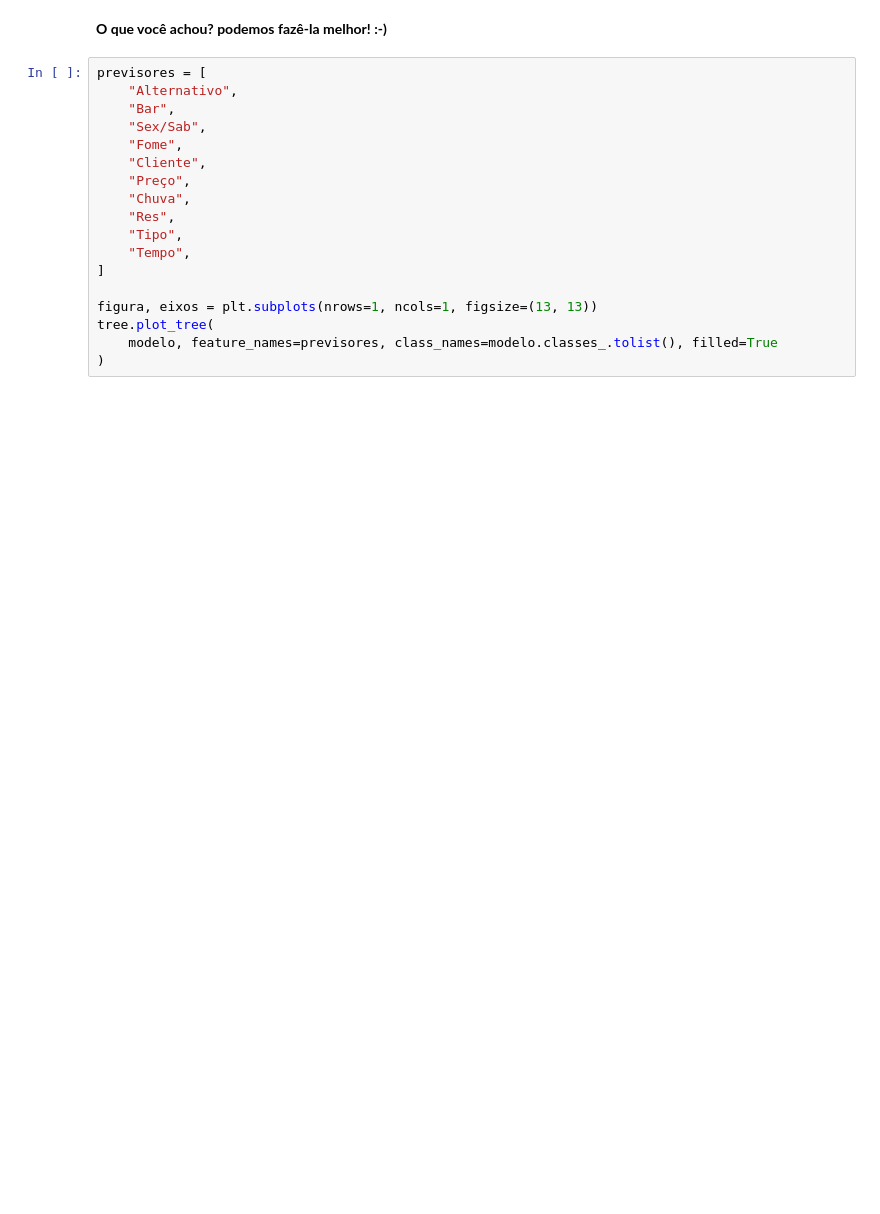
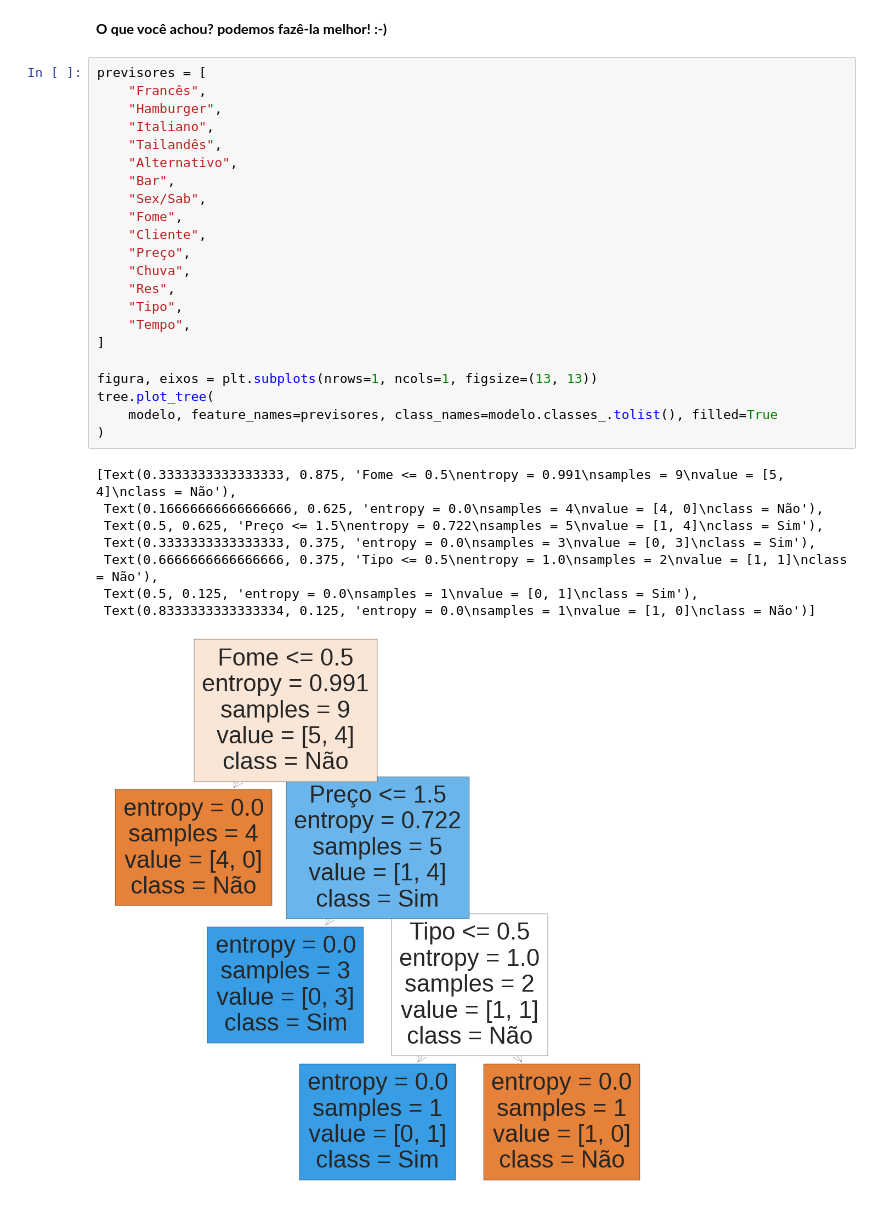
Before and after one commit to Baraggam/IA, a Jupyter notebook: Lista 2/Árvore_de_decisão_restaurante_codifica_e_treina.ipynb, the cells around one changed output. Saved outputs shown, nothing was run; the diff lists cells and outputs as text; blank space fills up the shorter version.

```diff
--- a/Lista 2/Árvore_de_decisão_restaurante_codifica_e_treina.ipynb
+++ b/Lista 2/Árvore_de_decisão_restaurante_codifica_e_treina.ipynb
@@ -112,19 +205,32 @@ plt.show(tree.plot_tree(Y))
 **O que você achou? podemos fazê-la melhor! :-)**
 # %%
 previsores = [
+    "Francês",
+    "Hamburger",
+    "Italiano",
+    "Tailandês",
     "Alternativo",
     "Bar",
     "Sex/Sab",
     "Fome",
     "Cliente",
     "Preço",
     "Chuva",
     "Res",
     "Tipo",
     "Tempo",
 ]
 
 figura, eixos = plt.subplots(nrows=1, ncols=1, figsize=(13, 13))
 tree.plot_tree(
     modelo, feature_names=previsores, class_names=modelo.classes_.tolist(), filled=True
 )
+# %% [output]
+[Text(0.3333333333333333, 0.875, 'Fome <= 0.5\nentropy = 0.991\nsamples = 9\nvalue = [5, 4]\nclass = Não'),
+ Text(0.16666666666666666, 0.625, 'entropy = 0.0\nsamples = 4\nvalue = [4, 0]\nclass = Não'),
+ Text(0.5, 0.625, 'Preço <= 1.5\nentropy = 0.722\nsamples = 5\nvalue = [1, 4]\nclass = Sim'),
+ Text(0.3333333333333333, 0.375, 'entropy = 0.0\nsamples = 3\nvalue = [0, 3]\nclass = Sim'),
+ Text(0.6666666666666666, 0.375, 'Tipo <= 0.5\nentropy = 1.0\nsamples = 2\nvalue = [1, 1]\nclass = Não'),
+ Text(0.5, 0.125, 'entropy = 0.0\nsamples = 1\nvalue = [0, 1]\nclass = Sim'),
+ Text(0.8333333333333334, 0.125, 'entropy = 0.0\nsamples = 1\nvalue = [1, 0]\nclass = Não')]
+[figure, added]
```
Also changed, not shown: parts of 10 cells of this notebook.
